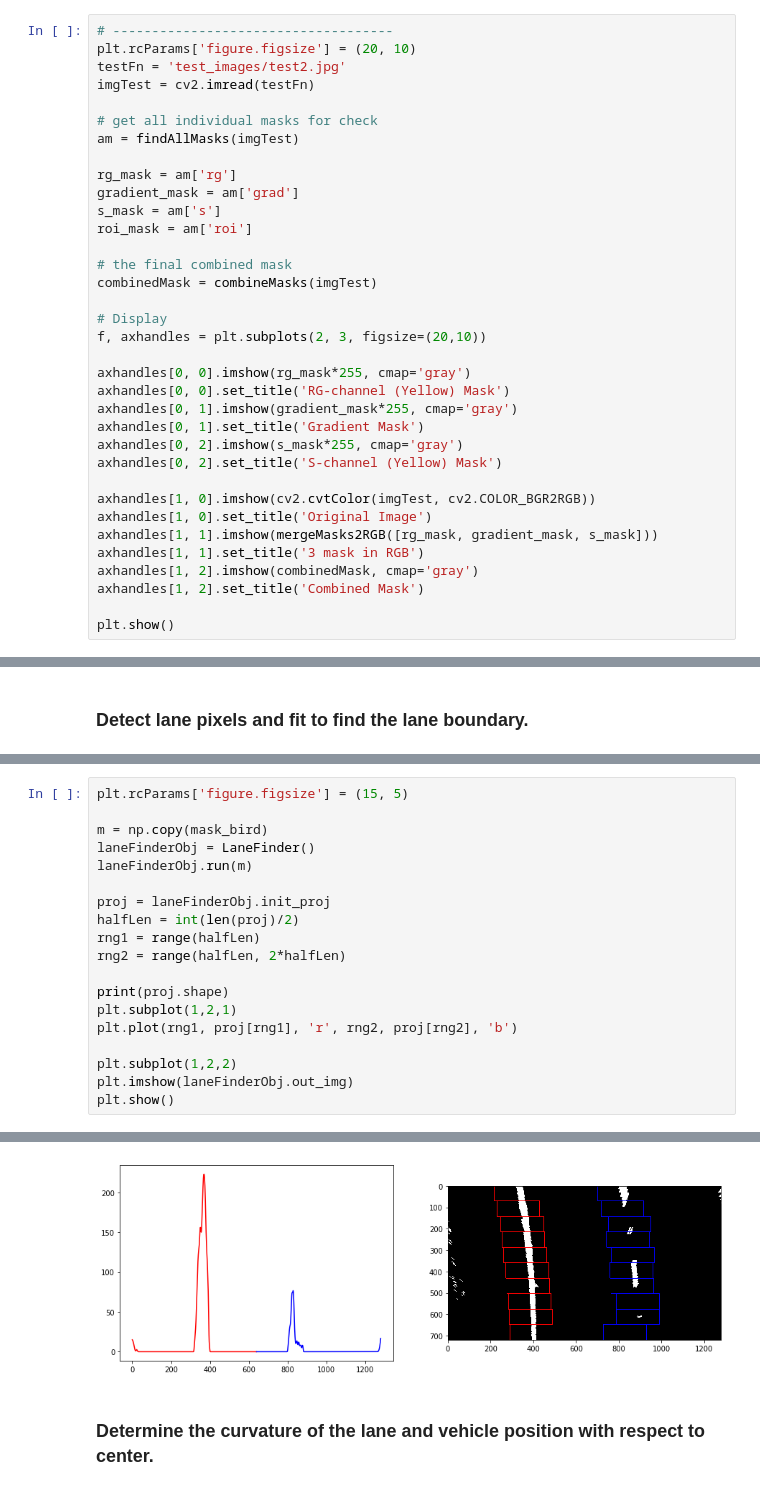
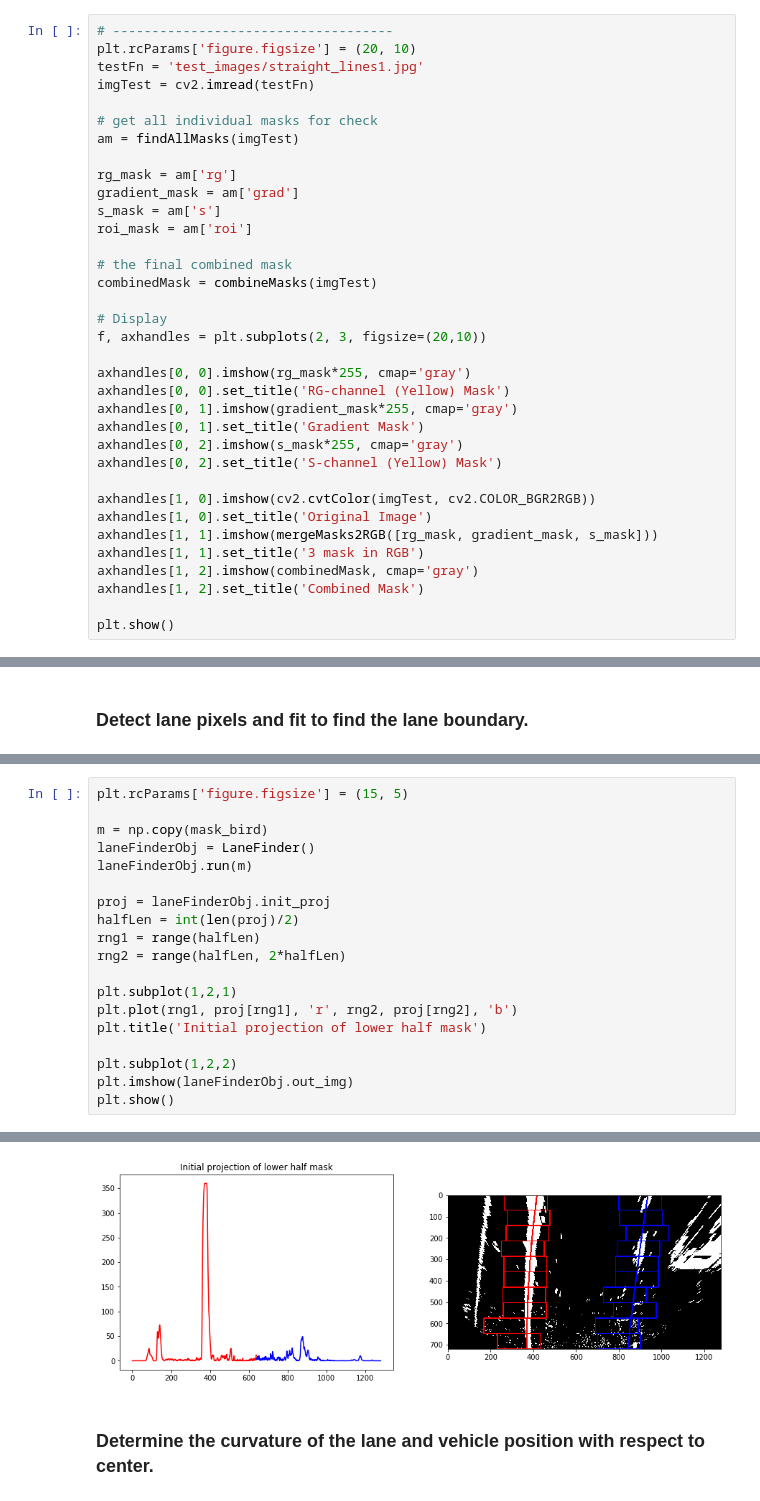
Before and after one commit to StevenShuoFeng/CarND-Advanced-Lane-Lines, a Jupyter notebook: pipeline.ipynb, the cells around one changed output, grey strips where cells are left out. Drawn from its saved outputs; the diff is of its cells as text.

```diff
--- a/pipeline.ipynb
+++ b/pipeline.ipynb
@@ -201,7 +201,7 @@ Test the masking over testing images
 # %%
 # ------------------------------------
 plt.rcParams['figure.figsize'] = (20, 10)
-testFn = 'test_images/test2.jpg'
+testFn = 'test_images/straight_lines1.jpg'
 imgTest = cv2.imread(testFn)
 
 # get all individual masks for check
@@ -406,9 +429,9 @@ halfLen = int(len(proj)/2)
 rng1 = range(halfLen)
 rng2 = range(halfLen, 2*halfLen)
 
-print(proj.shape)
 plt.subplot(1,2,1)
 plt.plot(rng1, proj[rng1], 'r', rng2, proj[rng2], 'b')
+plt.title('Initial projection of lower half mask')
 
 plt.subplot(1,2,2)
 plt.imshow(laneFinderObj.out_img)
@@ -432,4 +452,4 @@ window # 9 centers: l [316.], r [800.]
-[figure, old version]
+[figure, new version]
 # %% [markdown]
 ### Determine the curvature of the lane and vehicle position with respect to center.
 # %%
```
Also changed, not shown: parts of 5 cells of this notebook.
